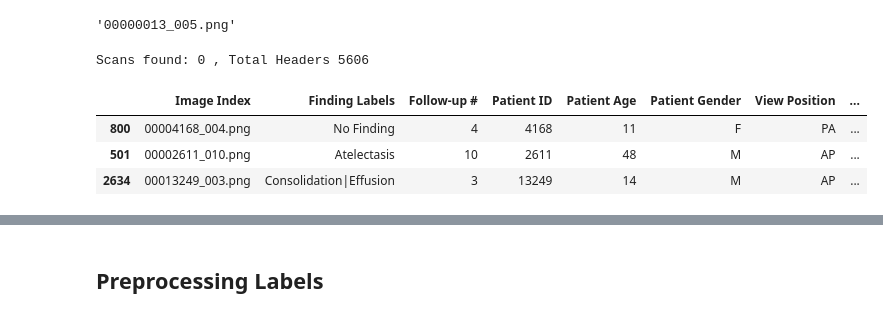
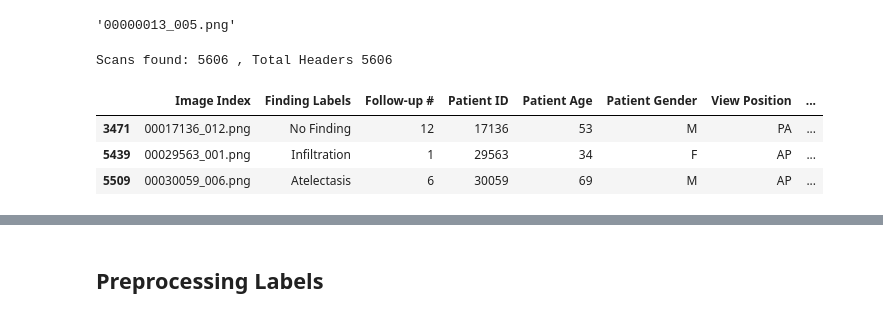
Before and after one commit to ashishpal2702/Kaggle, a Jupyter notebook: NIH Chest X-rays/NIH Chest X-rays.ipynb, the cells around one changed output, grey strips where cells are left out. Drawn from its saved outputs; the diff is of its cells as text; code cells hidden in the pictures.

```diff
--- a/NIH Chest X-rays/NIH Chest X-rays.ipynb
+++ b/NIH Chest X-rays/NIH Chest X-rays.ipynb
@@ -31,14 +31,14 @@ os.path.basename(r"D:\AI\data\Data_AI\sample\sample\images\00000013_005.png")
 # %%
 all_xray_df = pd.read_csv(r'D:\AI\data\Data_AI\sample\sample_labels.csv')
 all_image_paths = {os.path.basename(x): x for x in
-                   glob(os.path.join(r'D:\AI\data\Data_AI\sample\sample','images*', '*', '*.png'))}
+                   glob(os.path.join('D:\AI\data\Data_AI\sample\sample\images','*.png'))}
 print('Scans found:', len(all_image_paths), ', Total Headers', all_xray_df.shape[0])
 all_xray_df['path'] = all_xray_df['Image Index'].map(all_image_paths.get)
 all_xray_df['Patient Age'] = all_xray_df['Patient Age'].map(lambda x: int(x[:-1]))
 all_xray_df.sample(3)
 # %% [output]
-Scans found: 0 , Total Headers 5606
+Scans found: 5606 , Total Headers 5606
 |  | Image Index | Finding Labels | Follow-up # | Patient ID | Patient Age | Patient Gender | View Position | ... |
-| 800 | 00004168_004.png | No Finding | 4 | 4168 | 11 | F | PA | ... |
-| 501 | 00002611_010.png | Atelectasis | 10 | 2611 | 48 | M | AP | ... |
-| 2634 | 00013249_003.png | Consolidation|Effusion | 3 | 13249 | 14 | M | AP | ... |
+| 3471 | 00017136_012.png | No Finding | 12 | 17136 | 53 | M | PA | ... |
+| 5439 | 00029563_001.png | Infiltration | 1 | 29563 | 34 | F | AP | ... |
+| 5509 | 00030059_006.png | Atelectasis | 6 | 30059 | 69 | M | AP | ... |
```
Also changed, not shown: parts of 13 cells of this notebook.
